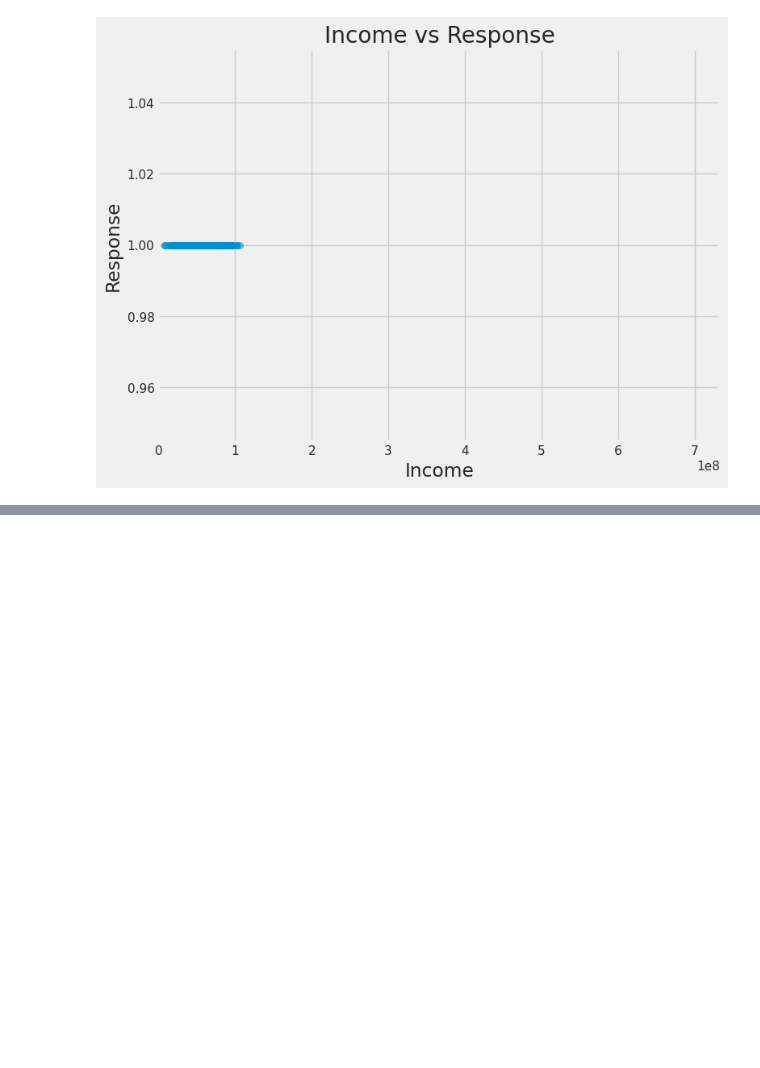
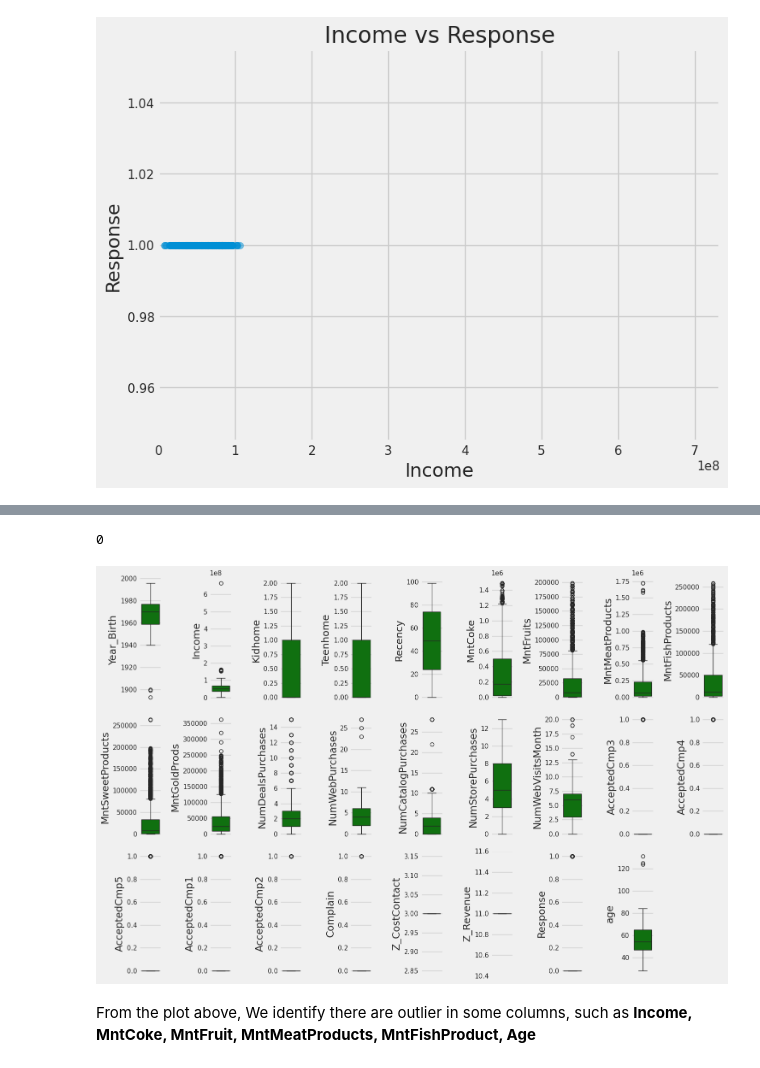
Before and after one commit to dzulwulann/CustomerPersonality_Prediction, a Jupyter notebook: Marketing_campaign.ipynb, the cells around one changed output, grey strips where cells are left out. Cells and saved outputs as stored; diff of their text form; code cells hidden in the pictures; blank space fills up the shorter version.

Commit message:
Update data preprocessing handling missing value, and identify outlier

```diff
--- a/Marketing_campaign.ipynb
+++ b/Marketing_campaign.ipynb
@@ -159,0 +190,40 @@ Interestingly, the scatter plot reveals a compelling trend: individuals with an
+# %%
+#remove column ID
+data_new = data.drop(columns='ID')
+# %%
+duplicate_rows = data_new.duplicated()
+
+# To get the actual duplicate rows, you can use boolean indexing
+duplicate_rows_df = data_new[duplicate_rows]
+
+# To count the number of duplicate rows
+num_duplicates = duplicate_rows.sum()
+print(num_duplicates)
+# %% [output]
+0
+# %%
+cats_types = ['object']
+nums_types = ['int64', 'float64']
+nums = data_new.select_dtypes(include = nums_types)
+cats = data_new.select_dtypes(include = cats_types)
+# %%
+numericals = nums.columns
+# %%
+features = numericals
+
+# Calculate the number of rows and columns needed for subplots
+num_rows = 3
+num_cols = len(features) // num_rows + (len(features) % num_rows > 0)
+
+plt.figure(figsize=(15, 10))
+
+for i in range(len(features)):
+    plt.subplot(num_rows, num_cols, i+1)
+    sns.boxplot(y=data[features[i]], color='green', orient='v')
+    plt.tight_layout()
+
+plt.show()
+# %% [output]
+[figure, added]
+# %% [markdown]
+From the plot above, We identify there are outlier in some columns, such as **Income, MntCoke, MntFruit, MntMeatProducts, MntFishProduct, Age**
```
Also changed, not shown: parts of 8 cells of this notebook.
